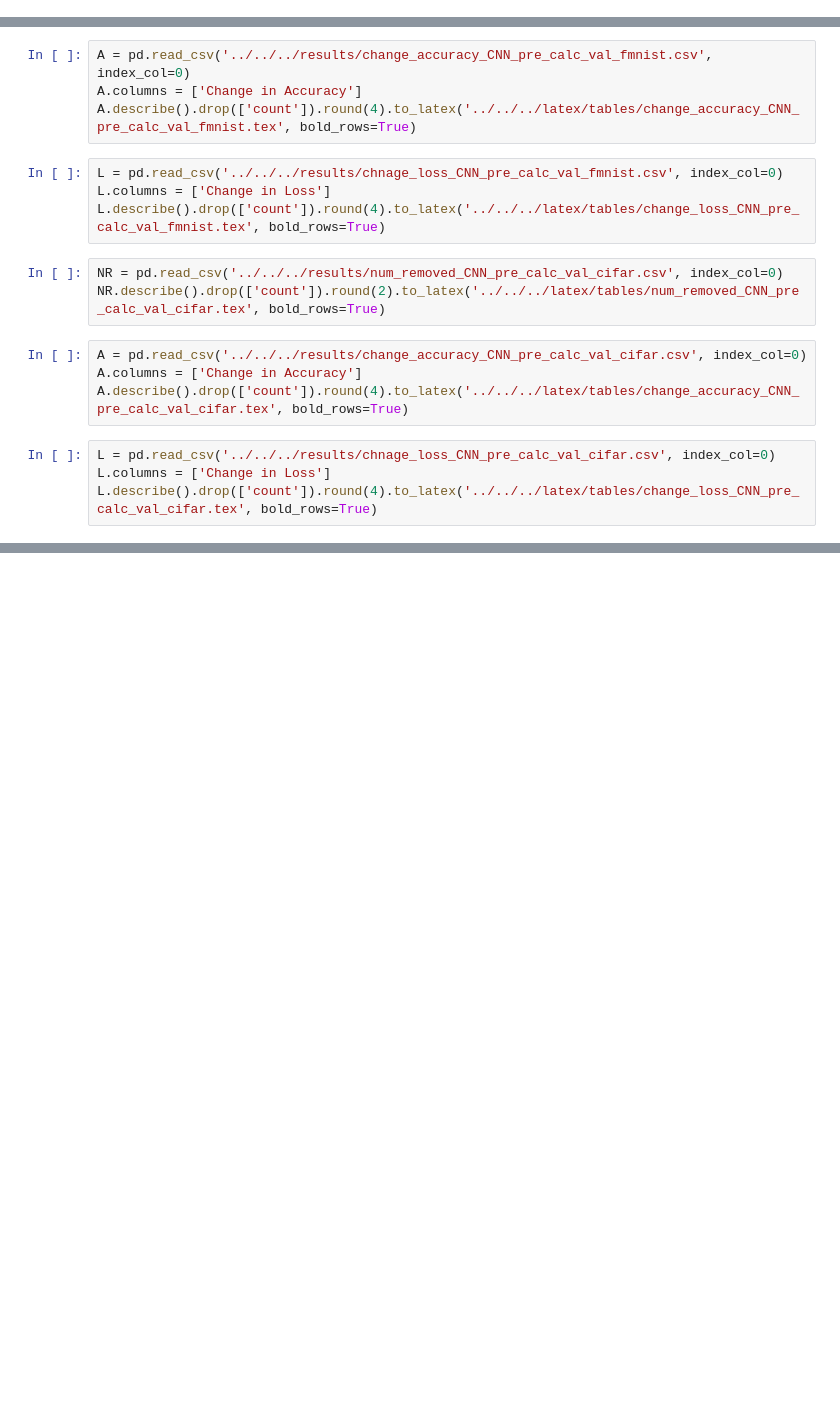
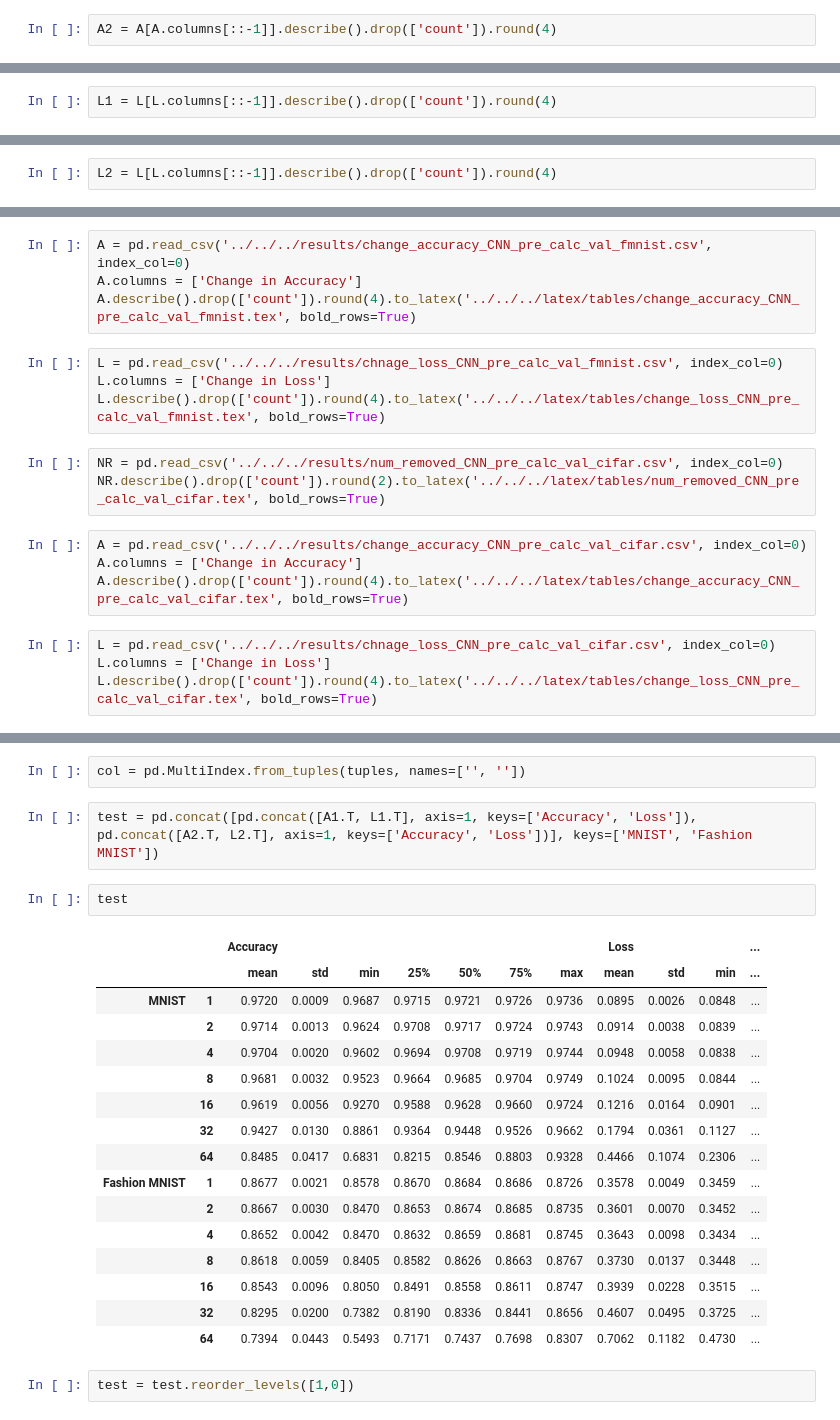
Before and after one commit to lgcharpe/Masters, a Jupyter notebook: notebooks/Thesis Notebooks/Creating avg results/Untitled.ipynb, the cells around one changed output, grey strips where cells are left out. Saved outputs shown, nothing was run; the diff lists cells and outputs as text; blank space fills up the shorter version.

Commit message:
Found how to fuse tables

```diff
--- a/notebooks/Thesis Notebooks/Creating avg results/Untitled.ipynb
+++ b/notebooks/Thesis Notebooks/Creating avg results/Untitled.ipynb
@@ -48,6 +50,8 @@ A.describe()
 | max | 0.830700 | 0.865600 | 0.874700 | 0.876700 | 0.874500 | 0.873500 | 0.872600 |
 # %%
 A[A.columns[::-1]].describe().drop(['count']).round(4).to_latex('../../../latex/tables/accs_random_removal_fmnist.tex', bold_rows=True)
+# %%
+A2 = A[A.columns[::-1]].describe().drop(['count']).round(4)
 # %%
 A = pd.read_csv('../../../results/accs_random_removal_improving_fmnist.csv', index_col=0)
 A = A.T
@@ -80,6 +84,8 @@ L.describe().drop(['count'])
 | max | 0.988322 | 0.340889 | 0.223338 | 0.148904 | 0.129176 | 0.124468 | 0.099743 |
 # %%
 L[L.columns[::-1]].describe().drop(['count']).round(4).to_latex('../../../latex/tables/losses_random_removal_mnist.tex', bold_rows=True)
+# %%
+L1 = L[L.columns[::-1]].describe().drop(['count']).round(4)
 # %%
 L = pd.read_csv('../../../results/losses_random_removal_improving_mnist.csv', index_col=0)
 L = L.T
@@ -112,6 +118,8 @@ L.describe()
 | max | 1.364899 | 0.707925 | 0.510603 | 0.429679 | 0.403501 | 0.405484 | 0.379082 |
 # %%
 L[L.columns[::-1]].describe().drop(['count']).round(4).to_latex('../../../latex/tables/losses_random_removal_fmnist.tex', bold_rows=True)
+# %%
+L2 = L[L.columns[::-1]].describe().drop(['count']).round(4)
 # %%
 L = pd.read_csv('../../../results/losses_random_removal_improving_fmnist.csv', index_col=0)
 L = L.T
@@ -502,0 +575,25 @@ L.describe().drop(['count']).round(4).to_latex('../../../latex/tables/change_los
+# %%
+col = pd.MultiIndex.from_tuples(tuples, names=['', ''])
+# %%
+test = pd.concat([pd.concat([A1.T, L1.T], axis=1, keys=['Accuracy', 'Loss']), pd.concat([A2.T, L2.T], axis=1, keys=['Accuracy', 'Loss'])], keys=['MNIST', 'Fashion MNIST'])
+# %%
+test
+# %% [output]
+|  |  | Accuracy |  |  |  |  |  |  | Loss |  |  | ... |
+|  |  | mean | std | min | 25% | 50% | 75% | max | mean | std | min | ... |
+| MNIST | 1 | 0.9720 | 0.0009 | 0.9687 | 0.9715 | 0.9721 | 0.9726 | 0.9736 | 0.0895 | 0.0026 | 0.0848 | ... |
+|  | 2 | 0.9714 | 0.0013 | 0.9624 | 0.9708 | 0.9717 | 0.9724 | 0.9743 | 0.0914 | 0.0038 | 0.0839 | ... |
+|  | 4 | 0.9704 | 0.0020 | 0.9602 | 0.9694 | 0.9708 | 0.9719 | 0.9744 | 0.0948 | 0.0058 | 0.0838 | ... |
+|  | 8 | 0.9681 | 0.0032 | 0.9523 | 0.9664 | 0.9685 | 0.9704 | 0.9749 | 0.1024 | 0.0095 | 0.0844 | ... |
+|  | 16 | 0.9619 | 0.0056 | 0.9270 | 0.9588 | 0.9628 | 0.9660 | 0.9724 | 0.1216 | 0.0164 | 0.0901 | ... |
+|  | 32 | 0.9427 | 0.0130 | 0.8861 | 0.9364 | 0.9448 | 0.9526 | 0.9662 | 0.1794 | 0.0361 | 0.1127 | ... |
+|  | 64 | 0.8485 | 0.0417 | 0.6831 | 0.8215 | 0.8546 | 0.8803 | 0.9328 | 0.4466 | 0.1074 | 0.2306 | ... |
+| Fashion MNIST | 1 | 0.8677 | 0.0021 | 0.8578 | 0.8670 | 0.8684 | 0.8686 | 0.8726 | 0.3578 | 0.0049 | 0.3459 | ... |
+|  | 2 | 0.8667 | 0.0030 | 0.8470 | 0.8653 | 0.8674 | 0.8685 | 0.8735 | 0.3601 | 0.0070 | 0.3452 | ... |
+|  | 4 | 0.8652 | 0.0042 | 0.8470 | 0.8632 | 0.8659 | 0.8681 | 0.8745 | 0.3643 | 0.0098 | 0.3434 | ... |
+|  | 8 | 0.8618 | 0.0059 | 0.8405 | 0.8582 | 0.8626 | 0.8663 | 0.8767 | 0.3730 | 0.0137 | 0.3448 | ... |
+|  | 16 | 0.8543 | 0.0096 | 0.8050 | 0.8491 | 0.8558 | 0.8611 | 0.8747 | 0.3939 | 0.0228 | 0.3515 | ... |
+|  | 32 | 0.8295 | 0.0200 | 0.7382 | 0.8190 | 0.8336 | 0.8441 | 0.8656 | 0.4607 | 0.0495 | 0.3725 | ... |
+|  | 64 | 0.7394 | 0.0443 | 0.5493 | 0.7171 | 0.7437 | 0.7698 | 0.8307 | 0.7062 | 0.1182 | 0.4730 | ... |
+# %%
+test = test.reorder_levels([1,0])
```
Also changed, not shown: parts of 15 cells of this notebook, 1 other file.
